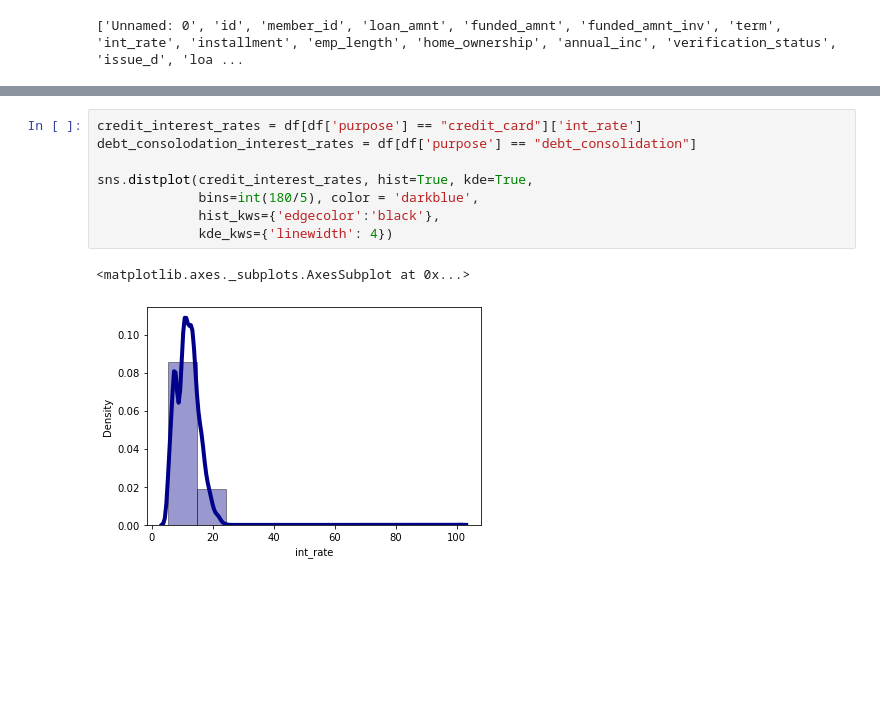
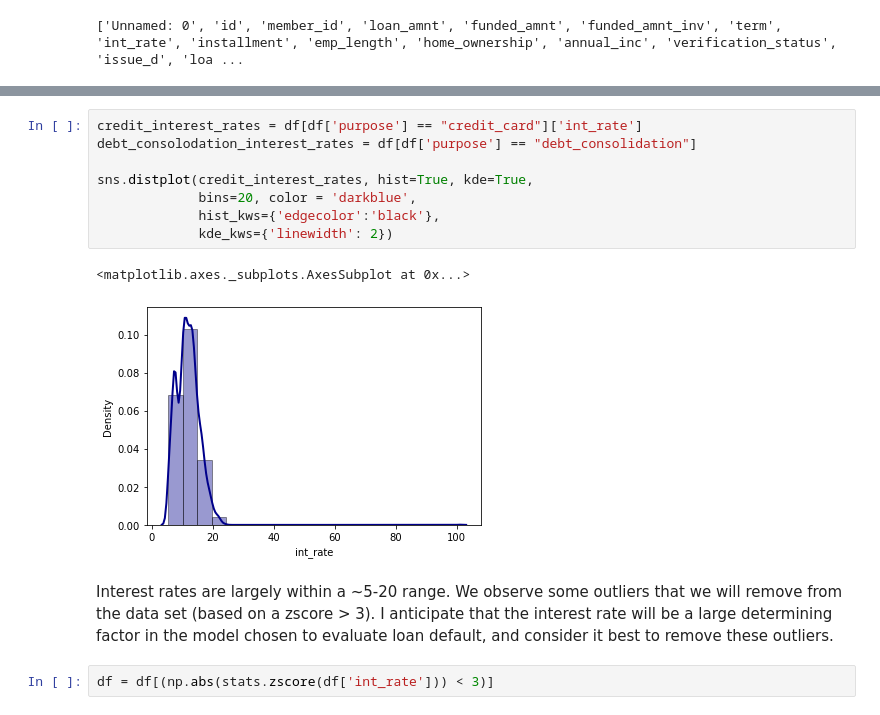
Before and after one commit to patrickjj/pebble, a Jupyter notebook: loan-default-analysis.ipynb, the cells around one changed output, grey strips where cells are left out. Drawn from its saved outputs; the diff is of its cells as text; blank space fills up the shorter version.

```diff
--- a/loan-default-analysis.ipynb
+++ b/loan-default-analysis.ipynb
@@ -48,11 +50,15 @@ Name: purpose, dtype: int64
 # %%
 credit_interest_rates = df[df['purpose'] == "credit_card"]['int_rate']
 debt_consolodation_interest_rates = df[df['purpose'] == "debt_consolidation"]
 
 sns.distplot(credit_interest_rates, hist=True, kde=True,
-             bins=int(180/5), color = 'darkblue',
+             bins=20, color = 'darkblue',
              hist_kws={'edgecolor':'black'},
-             kde_kws={'linewidth': 4})
+             kde_kws={'linewidth': 2})
 # %% [output]
 <matplotlib.axes._subplots.AxesSubplot at 0x...>
-[figure, old version]
+[figure, new version]
+# %% [markdown]
+Interest rates are largely within a ~5-20 range. We observe some outliers that we will remove from the data set (based on a zscore > 3). I anticipate that the interest rate will be a large determining factor in the model chosen to evaluate loan default, and consider it best to remove these outliers.
+# %%
+df = df[(np.abs(stats.zscore(df['int_rate'])) < 3)]
```
Also changed, not shown: parts of 3 cells of this notebook.
